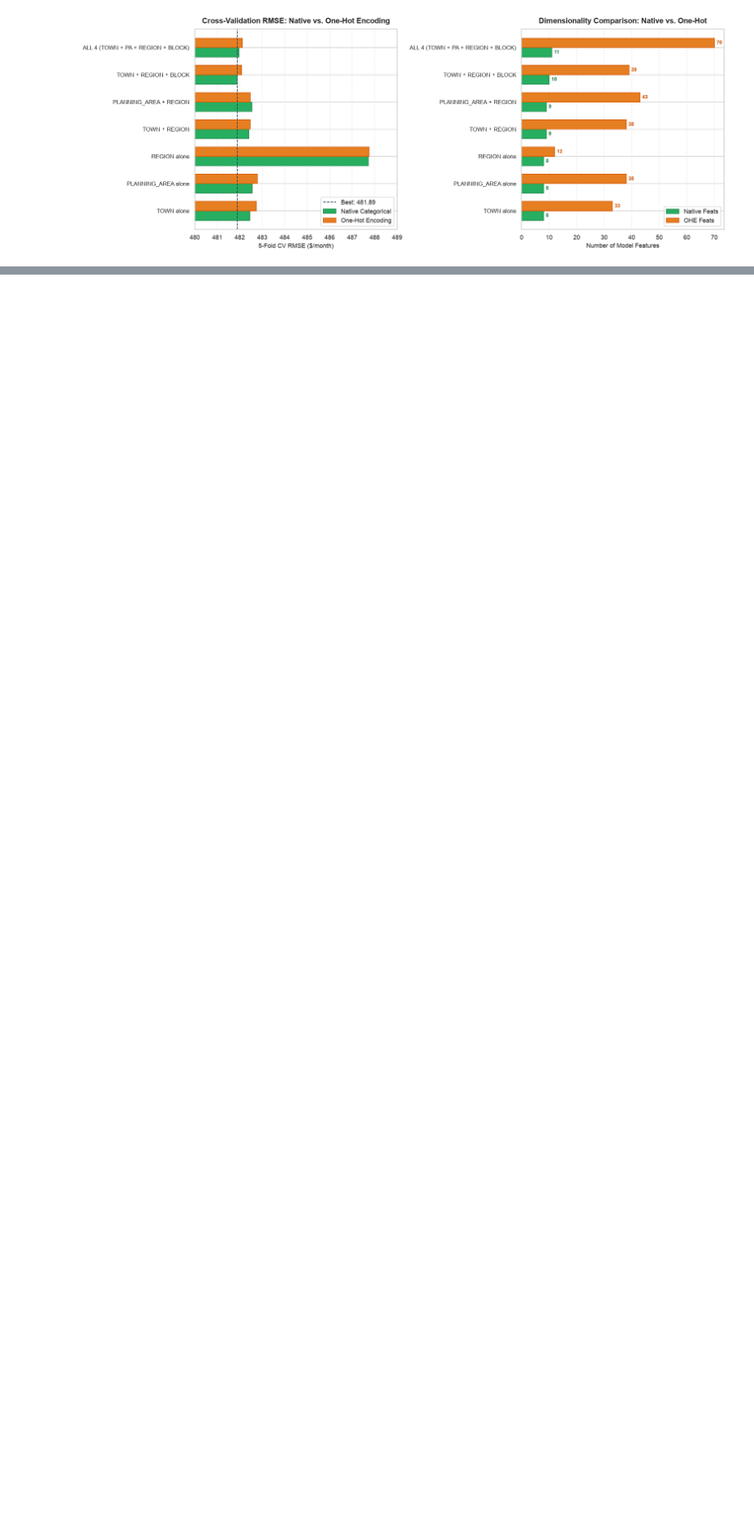
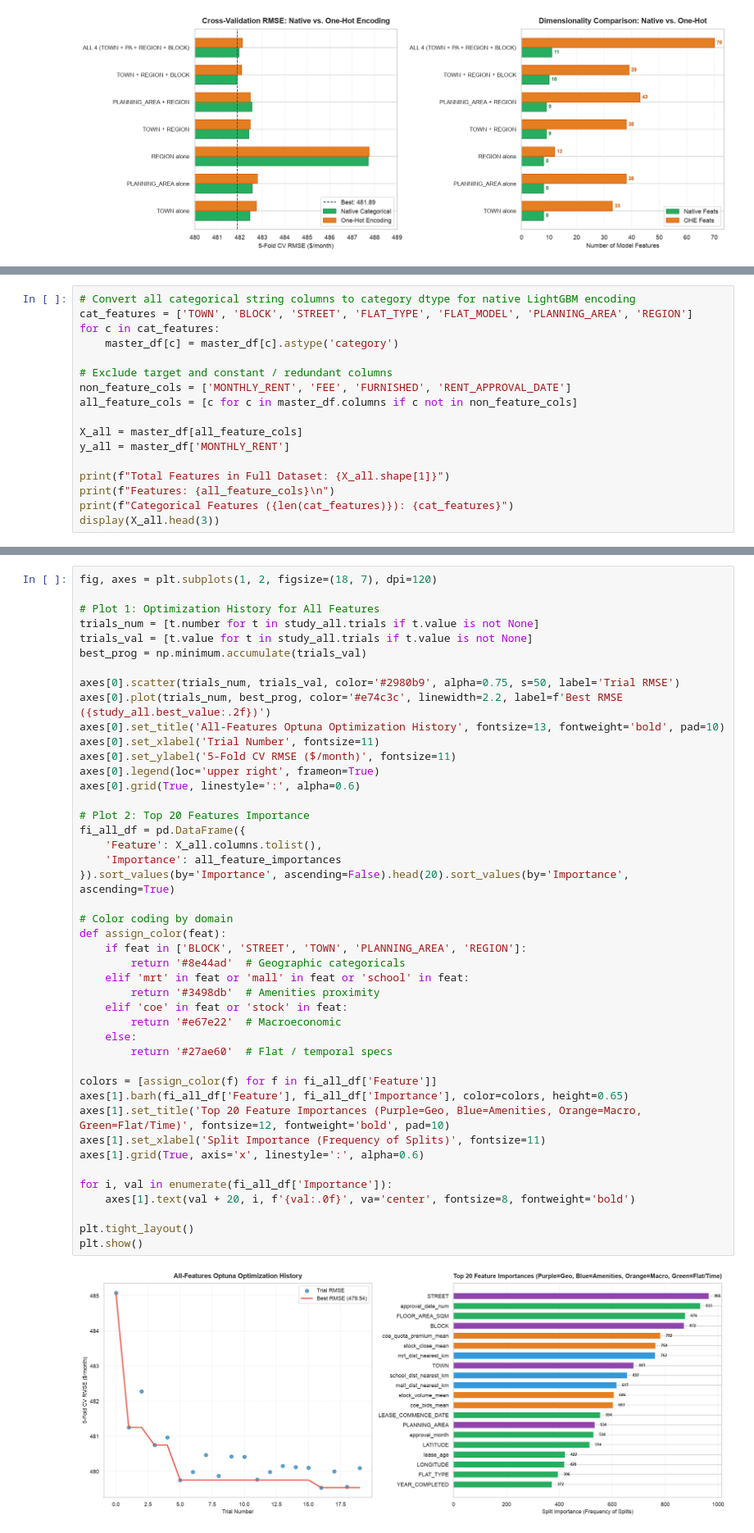
Before and after one commit to MeTuL10/KDDM-project, a Jupyter notebook: exploration/metul/feature_relations.ipynb, the cells around one changed output, grey strips where cells are left out. Shown at 82% size. Drawn from its saved outputs; the diff is of its cells as text; blank space fills up the shorter version.

```diff
--- a/exploration/metul/feature_relations.ipynb
+++ b/exploration/metul/feature_relations.ipynb
@@ -1332,0 +1604,17 @@ HEAD-TO-HEAD BENCHMARK: LIGHTGBM NATIVE ENCODING vs. ONE-HOT ENCODING
+# %%
+# Convert all categorical string columns to category dtype for native LightGBM encoding
+cat_features = ['TOWN', 'BLOCK', 'STREET', 'FLAT_TYPE', 'FLAT_MODEL', 'PLANNING_AREA', 'REGION']
+for c in cat_features:
+    master_df[c] = master_df[c].astype('category')
+
+# Exclude target and constant / redundant columns
+non_feature_cols = ['MONTHLY_RENT', 'FEE', 'FURNISHED', 'RENT_APPROVAL_DATE']
+all_feature_cols = [c for c in master_df.columns if c not in non_feature_cols]
+
+X_all = master_df[all_feature_cols]
+y_all = master_df['MONTHLY_RENT']
+
+print(f"Total Features in Full Dataset: {X_all.shape[1]}")
+print(f"Features: {all_feature_cols}\n")
+print(f"Categorical Features ({len(cat_features)}): {cat_features}")
+display(X_all.head(3))
@@ -1332,0 +1821,46 @@ HEAD-TO-HEAD BENCHMARK: LIGHTGBM NATIVE ENCODING vs. ONE-HOT ENCODING
+# %%
+fig, axes = plt.subplots(1, 2, figsize=(18, 7), dpi=120)
+
+# Plot 1: Optimization History for All Features
+trials_num = [t.number for t in study_all.trials if t.value is not None]
+trials_val = [t.value for t in study_all.trials if t.value is not None]
+best_prog = np.minimum.accumulate(trials_val)
+
+axes[0].scatter(trials_num, trials_val, color='#2980b9', alpha=0.75, s=50, label='Trial RMSE')
+axes[0].plot(trials_num, best_prog, color='#e74c3c', linewidth=2.2, label=f'Best RMSE ({study_all.best_value:.2f})')
+axes[0].set_title('All-Features Optuna Optimization History', fontsize=13, fontweight='bold', pad=10)
+axes[0].set_xlabel('Trial Number', fontsize=11)
+axes[0].set_ylabel('5-Fold CV RMSE ($/month)', fontsize=11)
+axes[0].legend(loc='upper right', frameon=True)
+axes[0].grid(True, linestyle=':', alpha=0.6)
+
+# Plot 2: Top 20 Features Importance
+fi_all_df = pd.DataFrame({
+    'Feature': X_all.columns.tolist(),
+    'Importance': all_feature_importances
+}).sort_values(by='Importance', ascending=False).head(20).sort_values(by='Importance', ascending=True)
+
+# Color coding by domain
+def assign_color(feat):
+    if feat in ['BLOCK', 'STREET', 'TOWN', 'PLANNING_AREA', 'REGION']:
+        return '#8e44ad'  # Geographic categoricals
+    elif 'mrt' in feat or 'mall' in feat or 'school' in feat:
+        return '#3498db'  # Amenities proximity
+    elif 'coe' in feat or 'stock' in feat:
+        return '#e67e22'  # Macroeconomic
+    else:
+        return '#27ae60'  # Flat / temporal specs
+
+colors = [assign_color(f) for f in fi_all_df['Feature']]
+axes[1].barh(fi_all_df['Feature'], fi_all_df['Importance'], color=colors, height=0.65)
+axes[1].set_title('Top 20 Feature Importances (Purple=Geo, Blue=Amenities, Orange=Macro, Green=Flat/Time)', fontsize=12, fontweight='bold', pad=10)
+axes[1].set_xlabel('Split Importance (Frequency of Splits)', fontsize=11)
+axes[1].grid(True, axis='x', linestyle=':', alpha=0.6)
+
+for i, val in enumerate(fi_all_df['Importance']):
+    axes[1].text(val + 20, i, f'{val:.0f}', va='center', fontsize=8, fontweight='bold')
+
+plt.tight_layout()
+plt.show()
+# %% [output]
+[figure, added]
```
Also changed, not shown: parts of 20 cells of this notebook.
